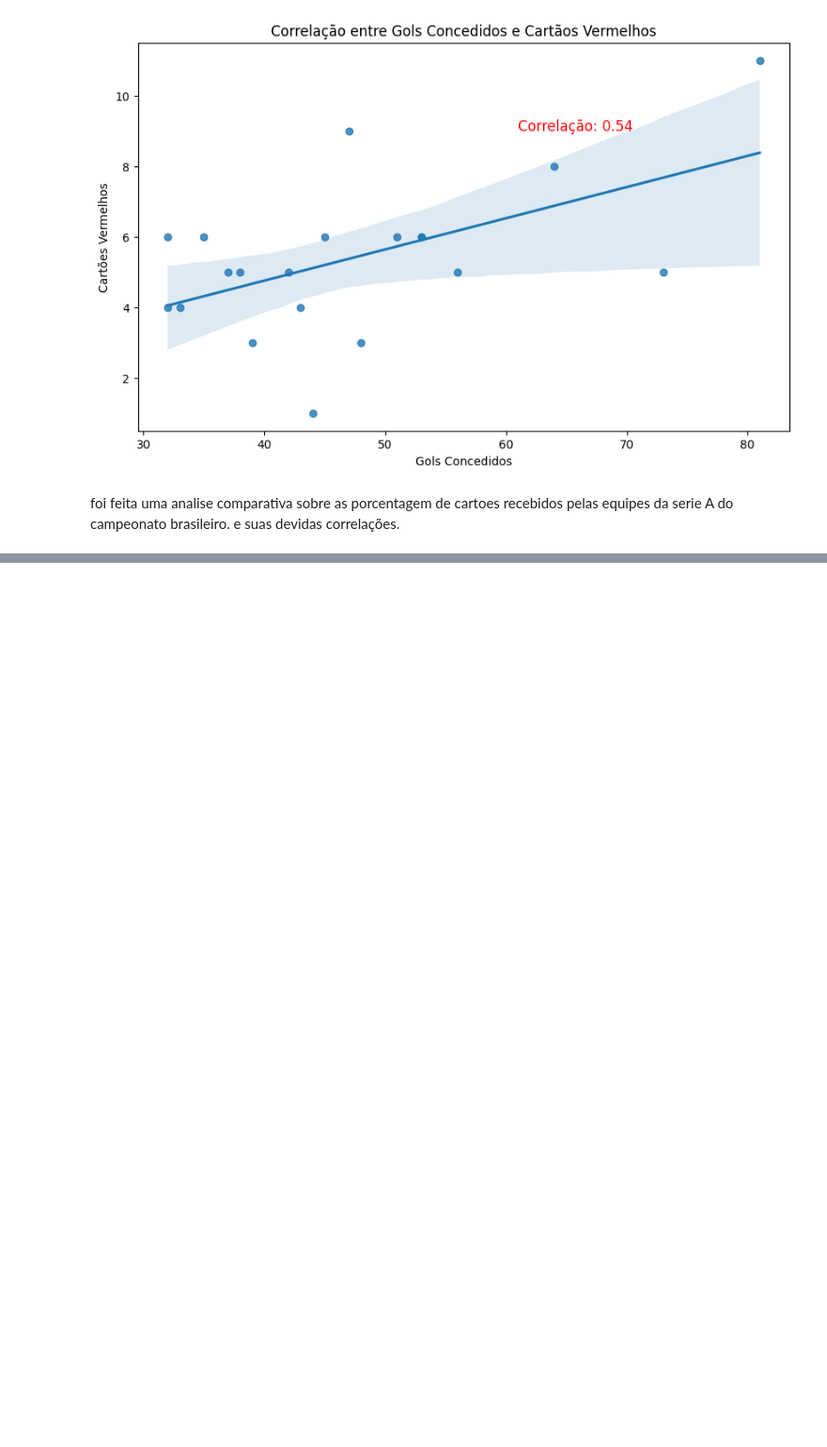
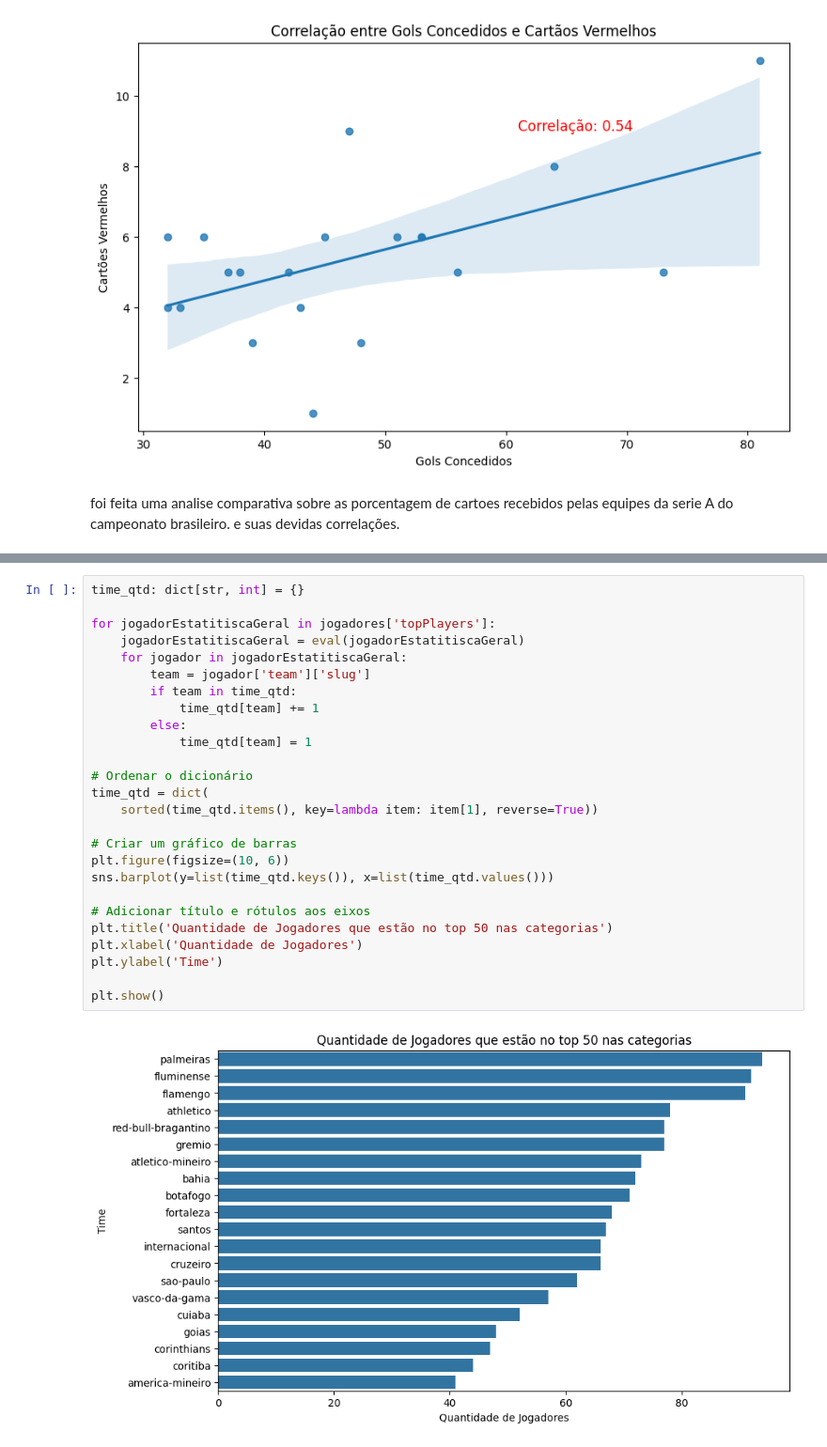
Before and after one commit to JonasCGN/Analise-Futebol-Trabalho-01, a Jupyter notebook: analise.ipynb, the cells around one changed output, grey strips where cells are left out. Shown: that part at 94% size. Saved outputs shown, nothing was run; the diff lists cells and outputs as text; blank space fills up the shorter version.

Commit message:
feat: statistics times

```diff
--- a/analise.ipynb
+++ b/analise.ipynb
@@ -124,0 +138,28 @@ foi feita uma analise comparativa sobre as porcentagem de cartoes recebidos pela
+# %%
+time_qtd: dict[str, int] = {}
+
+for jogadorEstatitiscaGeral in jogadores['topPlayers']:
+    jogadorEstatitiscaGeral = eval(jogadorEstatitiscaGeral)
+    for jogador in jogadorEstatitiscaGeral:
+        team = jogador['team']['slug']
+        if team in time_qtd:
+            time_qtd[team] += 1
+        else:
+            time_qtd[team] = 1
+
+# Ordenar o dicionário
+time_qtd = dict(
+    sorted(time_qtd.items(), key=lambda item: item[1], reverse=True))
+
+# Criar um gráfico de barras
+plt.figure(figsize=(10, 6))
+sns.barplot(y=list(time_qtd.keys()), x=list(time_qtd.values()))
+
+# Adicionar título e rótulos aos eixos
+plt.title('Quantidade de Jogadores que estão no top 50 nas categorias')
+plt.xlabel('Quantidade de Jogadores')
+plt.ylabel('Time')
+
+plt.show()
+# %% [output]
+[figure, added]
```
Also changed, not shown: parts of 7 cells of this notebook.
